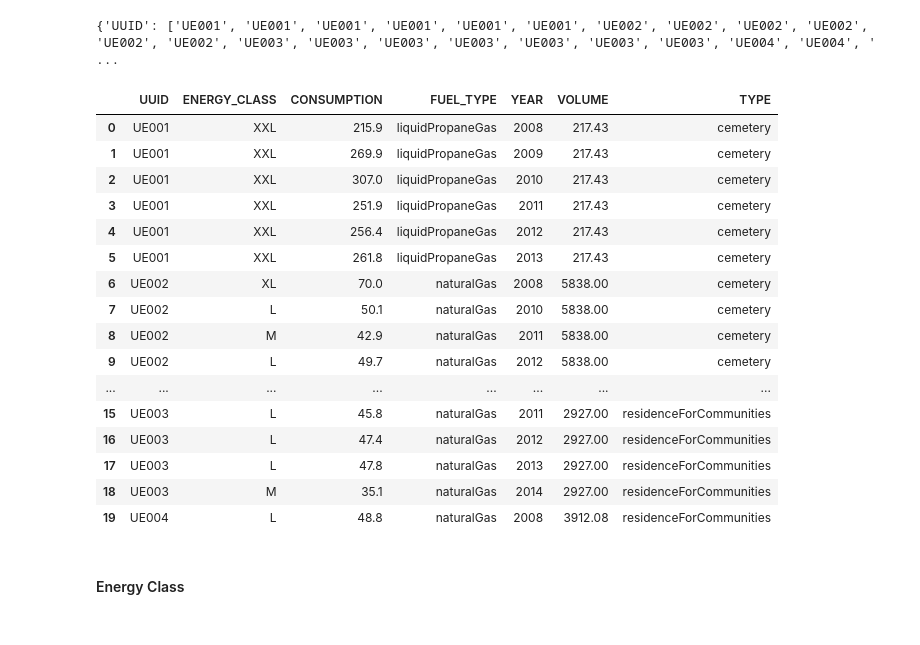
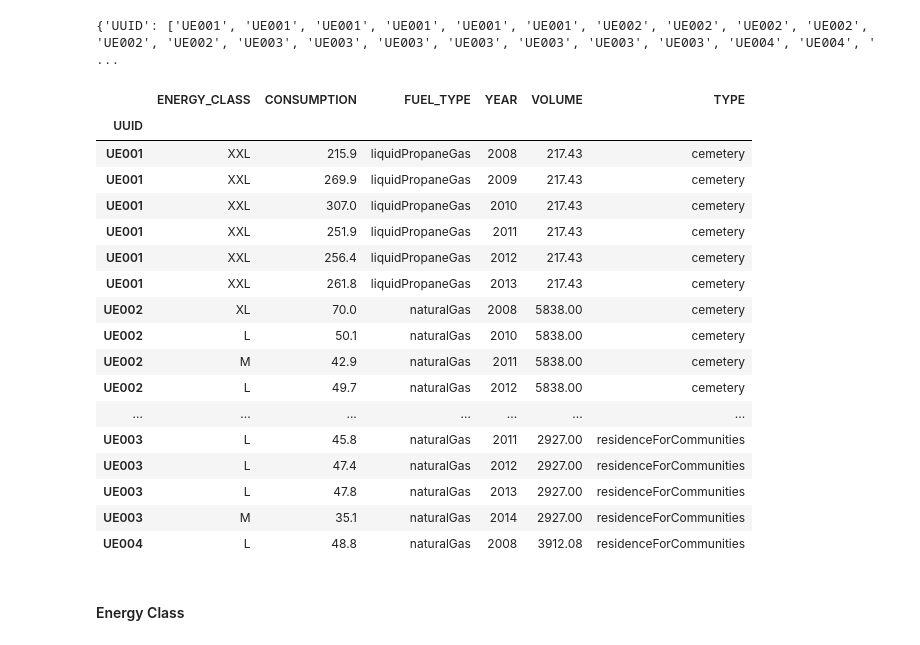
Before and after one commit to matteoForoni/energy-consumption-re, a Jupyter notebook: energy_consumption_re_analysis.ipynb, the cells around one changed output. Cells and saved outputs as stored; diff of their text form; code cells hidden in the pictures.

```diff
--- a/energy_consumption_re_analysis.ipynb
+++ b/energy_consumption_re_analysis.ipynb
@@ -166,25 +202,27 @@ print(heat_consumption_data)
 # %%
 ## Create Pandas Dataset
 eh_dataset = pd.DataFrame.from_dict(heat_consumption_data, orient='columns')
+eh_dataset = eh_dataset.set_index('UUID')
 eh_dataset.head(20)
 # %% [output]
-|  | UUID | ENERGY_CLASS | CONSUMPTION | FUEL_TYPE | YEAR | VOLUME | TYPE |
-| 0 | UE001 | XXL | 215.9 | liquidPropaneGas | 2008 | 217.43 | cemetery |
-| 1 | UE001 | XXL | 269.9 | liquidPropaneGas | 2009 | 217.43 | cemetery |
-| 2 | UE001 | XXL | 307.0 | liquidPropaneGas | 2010 | 217.43 | cemetery |
-| 3 | UE001 | XXL | 251.9 | liquidPropaneGas | 2011 | 217.43 | cemetery |
-| 4 | UE001 | XXL | 256.4 | liquidPropaneGas | 2012 | 217.43 | cemetery |
-| 5 | UE001 | XXL | 261.8 | liquidPropaneGas | 2013 | 217.43 | cemetery |
-| 6 | UE002 | XL | 70.0 | naturalGas | 2008 | 5838.00 | cemetery |
-| 7 | UE002 | L | 50.1 | naturalGas | 2010 | 5838.00 | cemetery |
-| 8 | UE002 | M | 42.9 | naturalGas | 2011 | 5838.00 | cemetery |
-| 9 | UE002 | L | 49.7 | naturalGas | 2012 | 5838.00 | cemetery |
-| ... | ... | ... | ... | ... | ... | ... | ... |
-| 15 | UE003 | L | 45.8 | naturalGas | 2011 | 2927.00 | residenceForCommunities |
-| 16 | UE003 | L | 47.4 | naturalGas | 2012 | 2927.00 | residenceForCommunities |
-| 17 | UE003 | L | 47.8 | naturalGas | 2013 | 2927.00 | residenceForCommunities |
-| 18 | UE003 | M | 35.1 | naturalGas | 2014 | 2927.00 | residenceForCommunities |
-| 19 | UE004 | L | 48.8 | naturalGas | 2008 | 3912.08 | residenceForCommunities |
+|  | ENERGY_CLASS | CONSUMPTION | FUEL_TYPE | YEAR | VOLUME | TYPE |
+| UUID |  |  |  |  |  |  |
+| UE001 | XXL | 215.9 | liquidPropaneGas | 2008 | 217.43 | cemetery |
+| UE001 | XXL | 269.9 | liquidPropaneGas | 2009 | 217.43 | cemetery |
+| UE001 | XXL | 307.0 | liquidPropaneGas | 2010 | 217.43 | cemetery |
+| UE001 | XXL | 251.9 | liquidPropaneGas | 2011 | 217.43 | cemetery |
+| UE001 | XXL | 256.4 | liquidPropaneGas | 2012 | 217.43 | cemetery |
+| UE001 | XXL | 261.8 | liquidPropaneGas | 2013 | 217.43 | cemetery |
+| UE002 | XL | 70.0 | naturalGas | 2008 | 5838.00 | cemetery |
+| UE002 | L | 50.1 | naturalGas | 2010 | 5838.00 | cemetery |
+| UE002 | M | 42.9 | naturalGas | 2011 | 5838.00 | cemetery |
+| UE002 | L | 49.7 | naturalGas | 2012 | 5838.00 | cemetery |
+| ... | ... | ... | ... | ... | ... | ... |
+| UE003 | L | 45.8 | naturalGas | 2011 | 2927.00 | residenceForCommunities |
+| UE003 | L | 47.4 | naturalGas | 2012 | 2927.00 | residenceForCommunities |
+| UE003 | L | 47.8 | naturalGas | 2013 | 2927.00 | residenceForCommunities |
+| UE003 | M | 35.1 | naturalGas | 2014 | 2927.00 | residenceForCommunities |
+| UE004 | L | 48.8 | naturalGas | 2008 | 3912.08 | residenceForCommunities |
 # %% [markdown]
 #### Energy Class
 # %%
```
Also changed, not shown: parts of 29 cells of this notebook.
